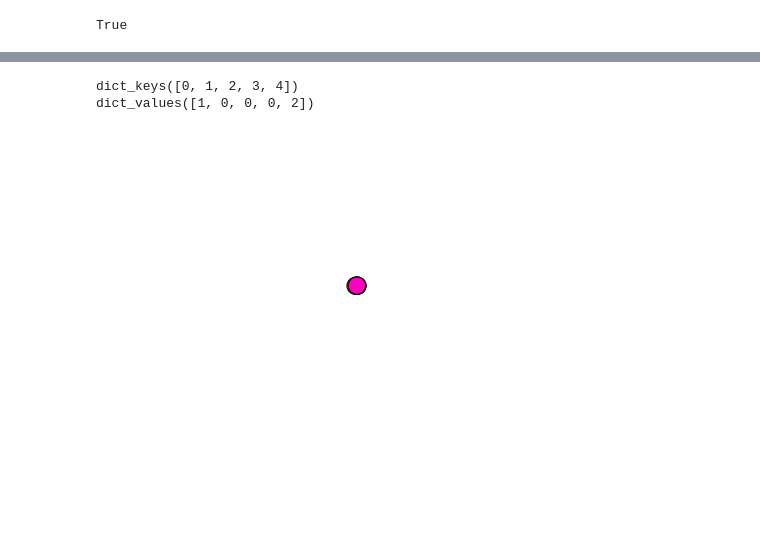
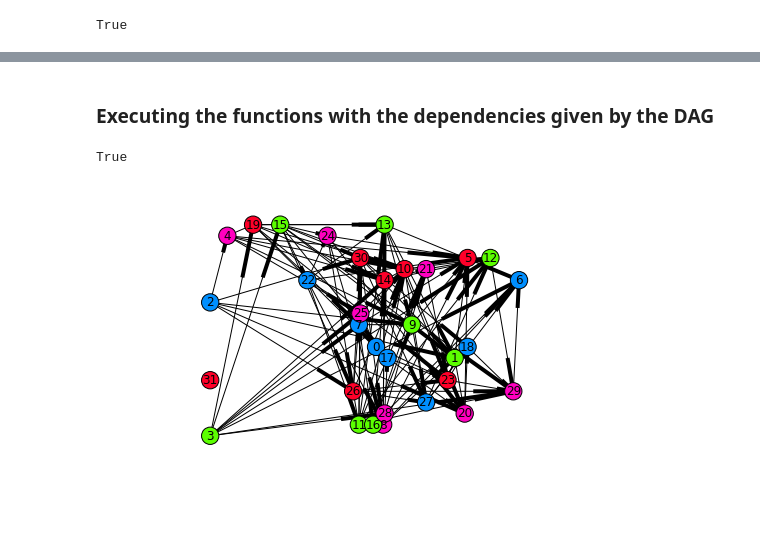
Before and after one commit to hlynch/XSEDE-2016-jupyterhub, a Jupyter notebook: 04_ipyparallel.ipynb, the cells around one changed output, grey strips where cells are left out. Cells and saved outputs as stored; diff of their text form; code cells hidden in the pictures; blank space fills up the shorter version.

```diff
--- a/04_ipyparallel.ipynb
+++ b/04_ipyparallel.ipynb
@@ -443,0 +470,7 @@ True
+# %%
+def randomwait():
+    import time
+    time.sleep(np.random.randint(20))
+    return 0
+
+randomwait()
@@ -443,0 +479,14 @@ True
+# %%
+jobs = {}
+for node in G:
+    jobs[node] = randomwait
+# %%
+pos = {}; colors = {};
+for node in G:
+    md = results[node].metadata
+    start = date2num(md.started)
+    runtime = date2num(md.completed) - start
+    pos[node] = (start*100, runtime*10000)
+    colors[node] = md.engine_id
+
+nx.draw(G, pos, node_list=list(colors.keys()), node_color=list(colors.values()), cmap=gist_rainbow, with_labels = True)
@@ -444,3 +495,16 @@ True
+# %% [markdown]
+### Executing the functions with the dependencies given by the DAG
+# %%
+results = {}
+lbview = rcc.load_balanced_view()
+for node in nx.topological_sort(G):
+    deps = [ results[n] for n in G.predecessors(node) ]
+    with lbview.temp_flags(after=deps, block=False):
+        results[node] = lbview.apply(jobs[node])
+# %%
+lbview.wait(results.values())
+# %% [output]
+True
 # %%
 def validate_tree(G, results):
     """Validate that jobs executed after their dependencies."""
@@ -452,21 +516,17 @@ def validate_tree(G, results):
 # %%
 %matplotlib inline
 
 from matplotlib.dates import date2num
 from matplotlib.cm import gist_rainbow
-pos = {}; colors = {}
+pos = {}; colors = {};
 for node in G:
     md = results[node].metadata
     start = date2num(md.started)
     runtime = date2num(md.completed) - start
-    pos[node] = (start, runtime)
+    pos[node] = (start*100, runtime*10000)
     colors[node] = md.engine_id
 
-print(colors.keys())
-print(colors.values())
 
-nx.draw(G, pos, node_list=list(colors.keys()), node_color=list(colors.values()), cmap=gist_rainbow)
+nx.draw(G, pos, node_list=list(colors.keys()), node_color=list(colors.values()), cmap=gist_rainbow, with_labels = True)
 # %% [output]
-dict_keys([0, 1, 2, 3, 4])
-dict_values([1, 0, 0, 0, 2])
-[figure, old version]
+[figure, new version]
```
Also changed, not shown: parts of 18 cells of this notebook, 5 other files.
